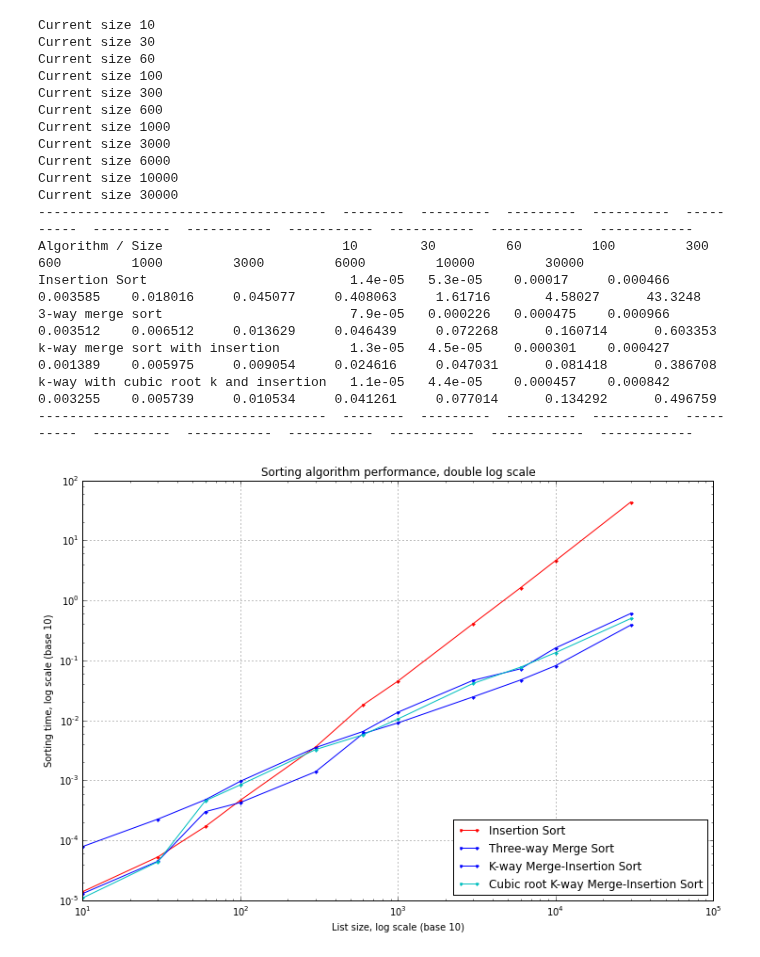
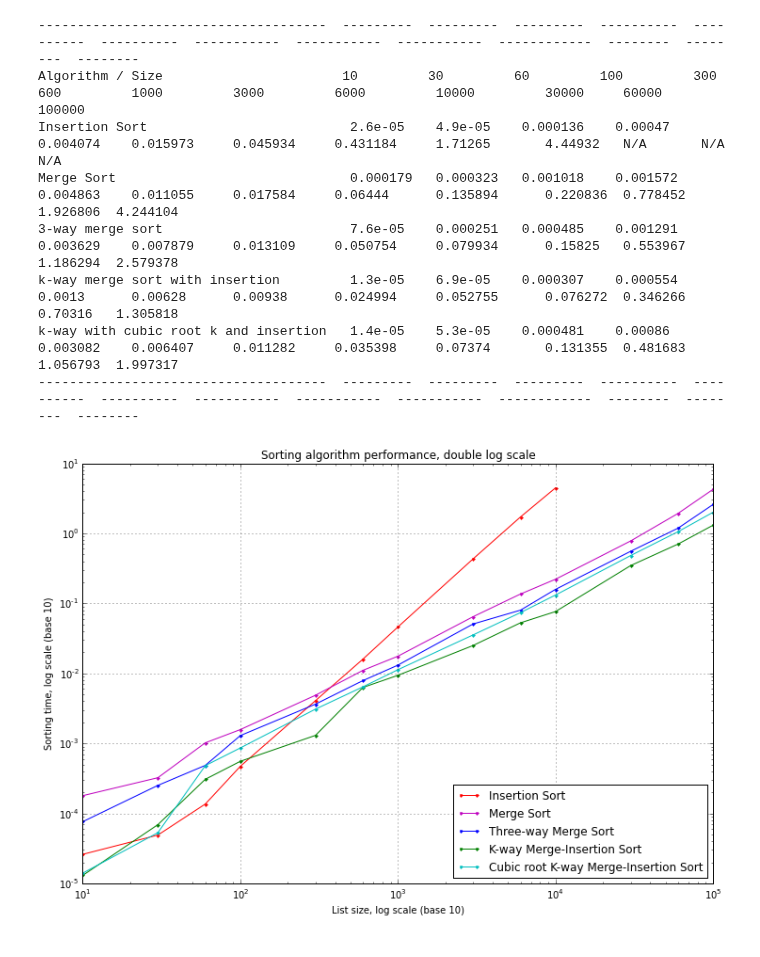
Before and after one commit to guydav/minerva, a Jupyter notebook: cs110/k_way_merge_sort_notebook.ipynb, the cells around one changed output. Cells and saved outputs as stored; diff of their text form; code cells hidden in the pictures.

Commit message:
Added comparison to regular (2-way) merge sort, after reading the instructions better.

```diff
--- a/cs110/k_way_merge_sort_notebook.ipynb
+++ b/cs110/k_way_merge_sort_notebook.ipynb
@@ -364,20 +364,30 @@ def brute_force_parameter_search():
 
 FINAL_K = 22
 FINAL_THRESHOLD = 33
-LIST_SIZES = (10, 30, 60, 100, 300, 600, 1000, 3000, 6000, 10000, 30000, )
+LIST_SIZES = (10, 30, 60, 100, 300, 600, 1000, 3000, 6000, 10000, 30000, 60000, 100000, )
+INSERTION_SORT_MAX = 10000
 
 
 def performance_graphs():
     insertion_sort_results = []
+    merge_sort_results = []
     three_way_results = []
     k_way_with_threshold_results = []
     k_way_func_params_results = []
 
     for size in LIST_SIZES:
-        print 'Current size', size
+        if DEBUG:
+            print 'Current size', size
+
         current_list = [i for i in random.random_integers(0, 10000, size)]
-        profiled_insertion_sort(current_list[:])
-        insertion_sort_results.append(pstats.Stats(PROFILE_STATS_PATH).total_tt)
+
+        if size <= INSERTION_SORT_MAX:
+            profiled_insertion_sort(current_list[:])
+            insertion_sort_results.append(pstats.Stats(PROFILE_STATS_PATH).total_tt)
+            os.remove(PROFILE_STATS_PATH)
+
+        k_way_merge_sort(current_list[:], k=2)
+        merge_sort_results.append(pstats.Stats(PROFILE_STATS_PATH).total_tt)
         os.remove(PROFILE_STATS_PATH)
 
         k_way_merge_sort(current_list[:])
@@ -393,55 +403,47 @@ def performance_graphs():
         os.remove(PROFILE_STATS_PATH)
 
     print(tabulate.tabulate([["Algorithm / Size"] + list(LIST_SIZES),
-                             ["Insertion Sort"] + insertion_sort_results,
+                             ["Insertion Sort"] + insertion_sort_results + ['N/A'] * 3,
+                             ["Merge Sort"] + merge_sort_results,
                              ["3-way merge sort"] + three_way_results,
                              ["k-way merge sort with insertion"] + k_way_with_threshold_results,
                              ["k-way with cubic root k and insertion"] + k_way_func_params_results, ]))
 
     plt.figure(figsize=(12, 8), dpi=400)
 
-    plt.loglog(LIST_SIZES, insertion_sort_results, basex=10, basey=10, c='r', marker='.', label='Insertion Sort')
+    plt.loglog(LIST_SIZES[:10], insertion_sort_results, basex=10, basey=10, c='r', marker='.', label='Insertion Sort')
+    plt.loglog(LIST_SIZES, merge_sort_results, basex=10, basey=10, c='m', marker='.', label='Merge Sort')
     plt.loglog(LIST_SIZES, three_way_results, basex=10, basey=10, c='b', marker='.', label='Three-way Merge Sort')
-    plt.loglog(LIST_SIZES, k_way_with_threshold_results, basex=10, basey=10, c='b', marker='.',
+    plt.loglog(LIST_SIZES, k_way_with_threshold_results, basex=10, basey=10, c='g', marker='.',
                label='K-way Merge-Insertion Sort')
     plt.loglog(LIST_SIZES, k_way_func_params_results, basex=10, basey=10, c='c', marker='.',
                label='Cubic root K-way Merge-Insertion Sort')
 
     plt.grid(True)
     plt.title("Sorting algorithm performance, double log scale")
     plt.xlabel("List size, log scale (base 10)")
     plt.ylabel("Sorting time, log scale (base 10)")
     plt.legend(loc='lower right')
 
     plt.show()
 
 
 def main():
     performance_graphs()
 
 
 if __name__ == '__main__':
     main()
 # %% [output]
-Current size 10
-Current size 30
-Current size 60
-Current size 100
-Current size 300
-Current size 600
-Current size 1000
-Current size 3000
-Current size 6000
-Current size 10000
-Current size 30000
--------------------------------------  --------  ---------  ---------  ----------  ----------  ----------  -----------  -----------  -----------  ------------  ------------
-Algorithm / Size                       10        30         60         100         300         600         1000         3000         6000         10000         30000
-Insertion Sort                          1.4e-05   5.3e-05    0.00017     0.000466    0.003585    0.018016     0.045077     0.408063     1.61716       4.58027      43.3248
-3-way merge sort                        7.9e-05   0.000226   0.000475    0.000966    0.003512    0.006512     0.013629     0.046439     0.072268      0.160714      0.603353
-k-way merge sort with insertion         1.3e-05   4.5e-05    0.000301    0.000427    0.001389    0.005975     0.009054     0.024616     0.047031      0.081418      0.386708
-k-way with cubic root k and insertion   1.1e-05   4.4e-05    0.000457    0.000842    0.003255    0.005739     0.010534     0.041261     0.077014      0.134292      0.496759
--------------------------------------  --------  ---------  ---------  ----------  ----------  ----------  -----------  -----------  -----------  ------------  ------------
+-------------------------------------  ---------  ---------  ---------  ----------  ----------  ----------  -----------  -----------  -----------  ------------  --------  --------  --------
+Algorithm / Size                       10         30         60         100         300         600         1000         3000         6000         10000         30000     60000     100000
+Insertion Sort                          2.6e-05    4.9e-05    0.000136    0.00047     0.004074    0.015973     0.045934     0.431184     1.71265       4.44932   N/A       N/A       N/A
+Merge Sort                              0.000179   0.000323   0.001018    0.001572    0.004863    0.011055     0.017584     0.06444      0.135894      0.220836  0.778452  1.926806  4.244104
+3-way merge sort                        7.6e-05    0.000251   0.000485    0.001291    0.003629    0.007879     0.013109     0.050754     0.079934      0.15825   0.553967  1.186294  2.579378
+k-way merge sort with insertion         1.3e-05    6.9e-05    0.000307    0.000554    0.0013      0.00628      0.00938      0.024994     0.052755      0.076272  0.346266  0.70316   1.305818
+k-way with cubic root k and insertion   1.4e-05    5.3e-05    0.000481    0.00086     0.003082    0.006407     0.011282     0.035398     0.07374       0.131355  0.481683  1.056793  1.997317
+-------------------------------------  ---------  ---------  ---------  ----------  ----------  ----------  -----------  -----------  -----------  ------------  --------  --------  --------
-[figure, old version]
+[figure, new version]
 # %%
 print """
 In case the result table is unclear:
```
Also changed, not shown: parts of 2 cells of this notebook.
